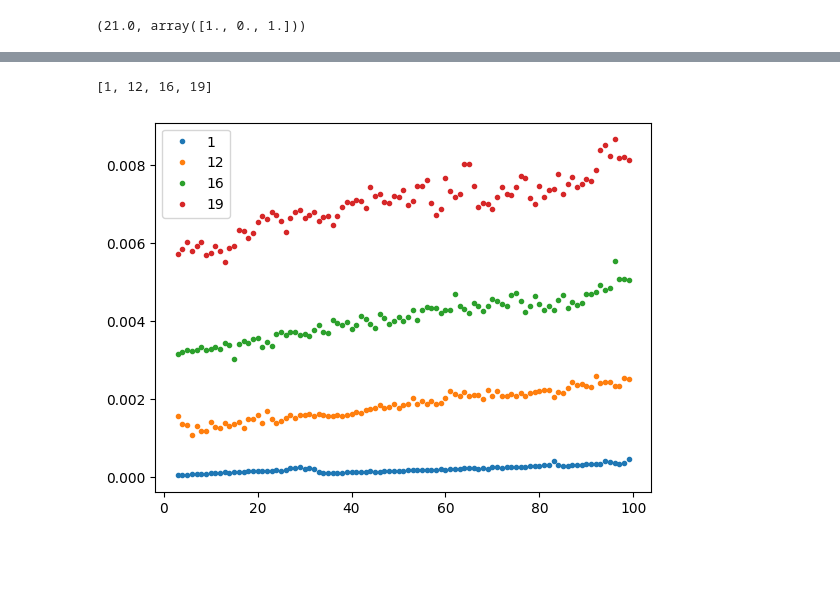
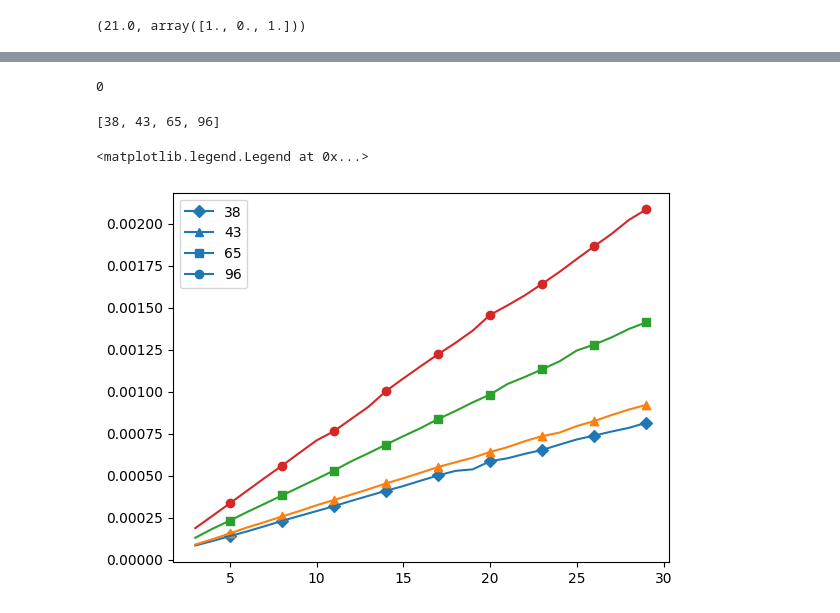
Before and after one commit to daviloncio/repositorio2, a Jupyter notebook: otros/p305.ipynb, the cells around one changed output, grey strips where cells are left out. Saved outputs shown, nothing was run; the diff lists cells and outputs as text; code cells hidden in the pictures; blank space fills up the shorter version.

```diff
--- a/otros/p305.ipynb
+++ b/otros/p305.ipynb
@@ -155,16 +155,17 @@ knapsack_01_int_prog(pesos,valores,8)
 # %%
 from matplotlib import pyplot as plt ; import time ; import random
 
-bounds = sorted(np.random.randint(10,100,size=4))
+bounds = sorted(np.random.randint(10,70,size=4))
 print(bounds)
 first_dim=2
 last_dim=100
 
-a_weights=np.random.randint(1,first_dim+1,size=first_dim)
-a_values=np.random.randint(1,first_dim+1,size=first_dim)
-a_weights=a_weights.tolist() ; a_values=a_values.tolist()
 
+marcadores = ['o', 's', '^', 'D']
 for bound in bounds:
+    a_weights=np.random.randint(1,first_dim+1,size=first_dim)
+    a_values=np.random.randint(1,first_dim+1,size=first_dim)
+    a_weights=a_weights.tolist() ; a_values=a_values.tolist()
     ejex=[]
     l_timings=[]
     for dim in range(first_dim,last_dim):
@@ -188,6 +189,8 @@ for bound in bounds:
             raise Exception
 
         l_timings.append(timings.best)
-    plt.plot(ejex,l_timings,'.',label=str(bound))
+    plt.plot(ejex,l_timings,label=str(bound))
+    #plt.scatter(ejex,l_timings,marker=marcadores.pop())
     plt.legend()
+print(len(a_values))
 # %% [output]
@@ -196,41 +200,79 @@ for bound in bounds:
+# %%
+l=[0,9]
+print(min(l))
+# %% [output]
+0
 # %%
 from matplotlib import pyplot as plt ; import time ; import random
+from matplotlib.lines import Line2D
 
-bounds = sorted(np.random.randint(1,30,size=4))
+bounds = sorted(np.random.randint(10,100,size=4))
 print(bounds)
 first_dim=2
-last_dim=100
+last_dim=30
 
-a_weights=np.random.randint(1,first_dim+1,size=first_dim)
-a_values=np.random.randint(1,first_dim+1,size=first_dim)
-a_weights=a_weights.tolist() ; a_values=a_values.tolist()
+def generador_tuplas(l_tup,times,first_dim,inicio=False): #sin repeticioners
+    c=0
 
+
+    for i in range(times):
+        if inicio==False:
+            c += 1
+        while True:
+            a=np.random.randint(1,first_dim+c)
+            b=np.random.randint(1,first_dim+c)
+            tupla=(a,b)
+            if tupla not in l_tup:
+                l_tup
+                break
+
+
+marcadores = ['o', 's', '^', 'D']
+c=-1
+handles=[]
 for bound in bounds:
+    c += 1
+    l_tup = []
+    a_weights=np.random.randint(1,first_dim+1,size=first_dim)
+    a_values=np.random.randint(1,first_dim+1,size=first_dim)
+    a_weights=a_weights.tolist() ; a_values=a_values.tolist()
     ejex=[]
     l_timings=[]
     for dim in range(first_dim,last_dim):
 
         if dim==first_dim: continue
         ejex.append(dim)
         a=np.random.randint(1,dim+1)
         b=np.random.randint(1,dim+1)
         a_values.append(a) ; a_weights.append(b)
 
 
 
         #a_values=np.random.randint(1,dim+1,size=dim)
 
         try:
             timings = %timeit -o -n 10 -r 5 -q knapsack_01_pd(np.array(a_weights),np.array(a_values),bound)
 
         except:
-            print(a_weights,a_values,bound)
+            for a,b in zip(a_values,a_values):
+                print(a,b)
 
             raise Exception
 
         l_timings.append(timings.best)
-    plt.plot(ejex,l_timings,'.',label=str(bound))
-    plt.legend()
+    plt.plot(ejex,l_timings,label=str(bound))
+
+    c=0 ; l_a=[] ; l_b=[]
+    for a,b in zip(ejex,l_timings):
+        if c==2:
+            c=0
+            l_a.append(a) ; l_b.append(b)
+        else: c += 1
+    marcador=marcadores.pop()
+    plt.scatter(l_a,l_b,marker=marcador)
+    handles.append(Line2D( [c],[0],marker=marcador,label=bound))
+plt.legend(handles=handles)
 # %% [output]
-[1, 12, 16, 19]
+[38, 43, 65, 96]
+<matplotlib.legend.Legend at 0x...>
-[figure, old version]
+[figure, new version]
```
Also changed, not shown: parts of 2 cells of this notebook, 2 other files.
